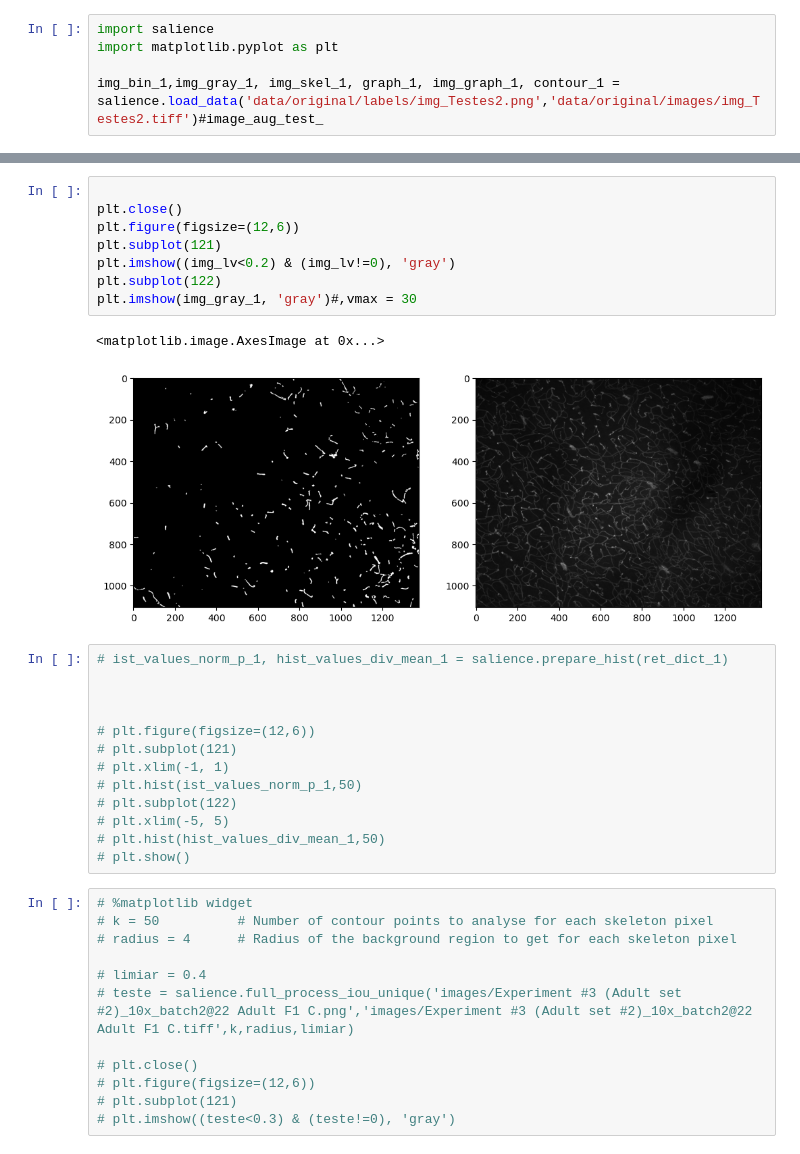
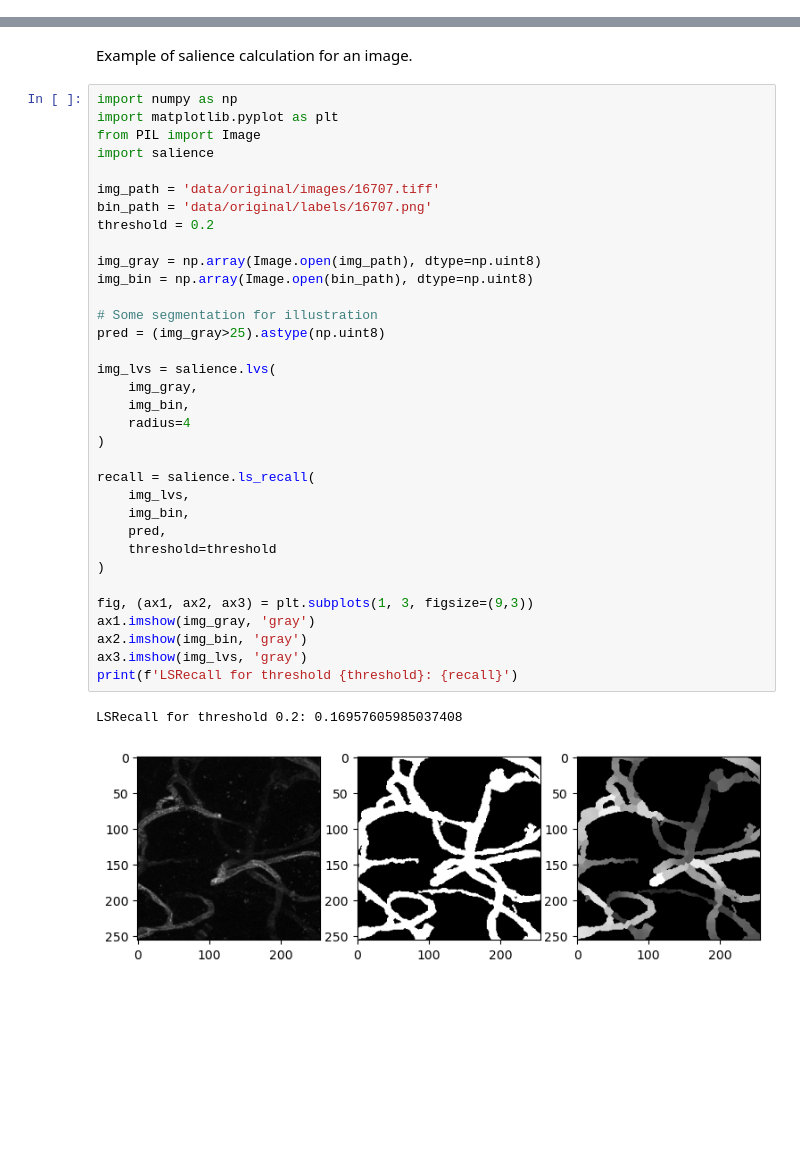
Before and after one commit to jpparella/vessel_salience, a Jupyter notebook: Example calculation.ipynb, the cells around one changed output, grey strips where cells are left out. Drawn from its saved outputs; the diff is of its cells as text; blank space fills up the shorter version.

```diff
--- a/Example calculation.ipynb
+++ b/Example calculation.ipynb
@@ -1,5 +0,0 @@
-# %%
-import salience
-import matplotlib.pyplot as plt
-
-img_bin_1,img_gray_1, img_skel_1, graph_1, img_graph_1, contour_1 = salience.load_data('data/original/labels/img_Testes2.png','data/original/images/img_Testes2.tiff')#image_aug_test_
@@ -64,36 +1,39 @@ img_lv = salience.get_segments(graph_1,ret_dict_n_1, img_gray_1, img_bin_1)
-# %%
-
-plt.close()
-plt.figure(figsize=(12,6))
-plt.subplot(121)
-plt.imshow((img_lv<0.2) & (img_lv!=0), 'gray')
-plt.subplot(122)
-plt.imshow(img_gray_1, 'gray')#,vmax = 30
-# %% [output]
-<matplotlib.image.AxesImage at 0x...>
-[figure, removed]
-# %%
-# ist_values_norm_p_1, hist_values_div_mean_1 = salience.prepare_hist(ret_dict_1)
-
-
-
-# plt.figure(figsize=(12,6))
-# plt.subplot(121)
-# plt.xlim(-1, 1)
-# plt.hist(ist_values_norm_p_1,50)
-# plt.subplot(122)
-# plt.xlim(-5, 5)
-# plt.hist(hist_values_div_mean_1,50)
-# plt.show()
-# %%
-# %matplotlib widget
-# k = 50          # Number of contour points to analyse for each skeleton pixel
-# radius = 4      # Radius of the background region to get for each skeleton pixel
-
-# limiar = 0.4
-# teste = salience.full_process_iou_unique('images/Experiment #3 (Adult set #2)_10x_batch2@22 Adult F1 C.png','images/Experiment #3 (Adult set #2)_10x_batch2@22 Adult F1 C.tiff',k,radius,limiar)
-
-# plt.close()
-# plt.figure(figsize=(12,6))
-# plt.subplot(121)
-# plt.imshow((teste<0.3) & (teste!=0), 'gray')
+# %% [markdown]
+Example of salience calculation for an image.
+# %%
+import numpy as np
+import matplotlib.pyplot as plt
+from PIL import Image
+import salience
+
+img_path = 'data/original/images/16707.tiff'
+bin_path = 'data/original/labels/16707.png'
+threshold = 0.2
+
+img_gray = np.array(Image.open(img_path), dtype=np.uint8)
+img_bin = np.array(Image.open(bin_path), dtype=np.uint8)
+
+# Some segmentation for illustration
+pred = (img_gray>25).astype(np.uint8)
+
+img_lvs = salience.lvs(
+    img_gray,
+    img_bin,
+    radius=4
+)
+
+recall = salience.ls_recall(
+    img_lvs,
+    img_bin,
+    pred,
+    threshold=threshold
+)
+
+fig, (ax1, ax2, ax3) = plt.subplots(1, 3, figsize=(9,3))
+ax1.imshow(img_gray, 'gray')
+ax2.imshow(img_bin, 'gray')
+ax3.imshow(img_lvs, 'gray')
+print(f'LSRecall for threshold {threshold}: {recall}')
+# %% [output]
+LSRecall for threshold 0.2: 0.16957605985037408
+[figure, added]
```
Also changed, not shown: parts of 7 cells of this notebook, 1 other file.
